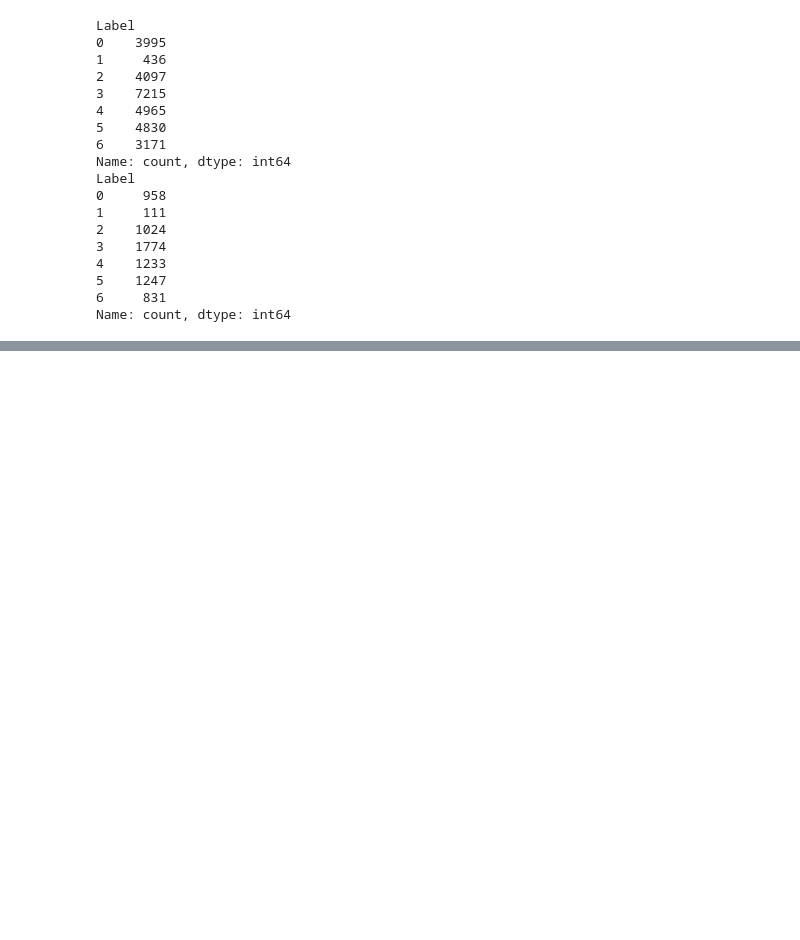
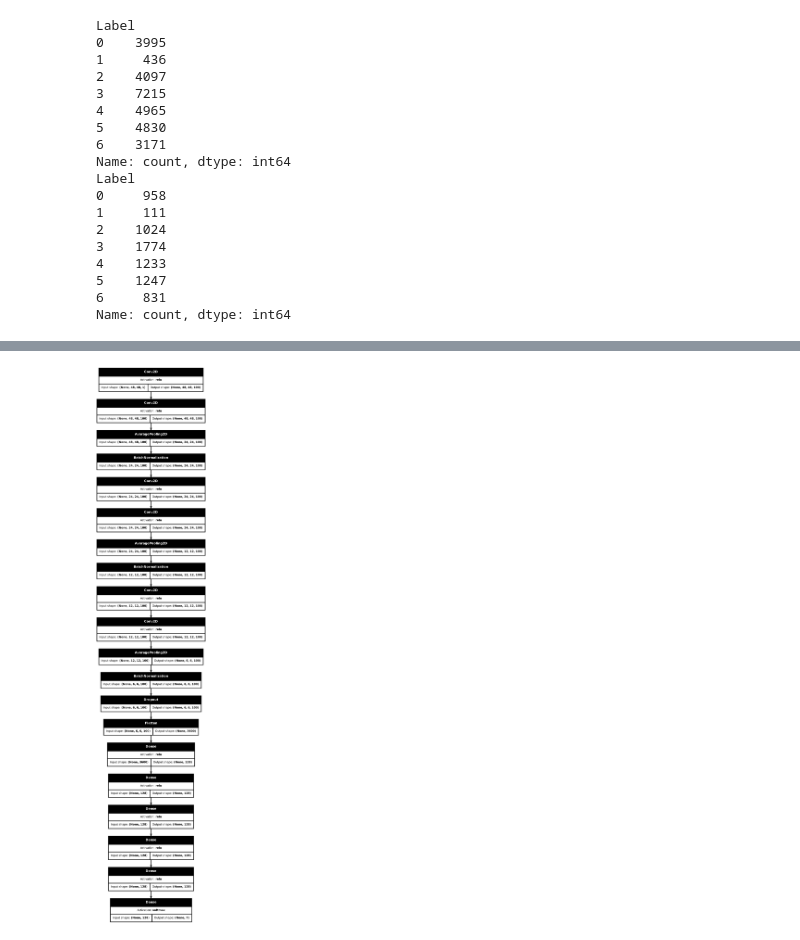
Before and after one commit to hoxxe-r/cais_winter_project, a Jupyter notebook: main_v2.ipynb, the cells around one changed output, grey strips where cells are left out. Saved outputs shown, nothing was run; the diff lists cells and outputs as text; code cells hidden in the pictures; blank space fills up the shorter version.

```diff
--- a/main_v2.ipynb
+++ b/main_v2.ipynb
@@ -373,0 +360,7 @@ weighted avg       0.43      0.48      0.44      7178
+# %%
+from keras.utils import plot_model
+
+model_name = 'hybrid_low_lr2'
+plot_model(model, to_file=f'plots/{model_name}_model.png', show_shapes=True, show_layer_names=False, show_layer_activations=True)
+# %% [output]
+[figure, added]
```
Also changed, not shown: parts of 5 cells of this notebook, 40 other files.
